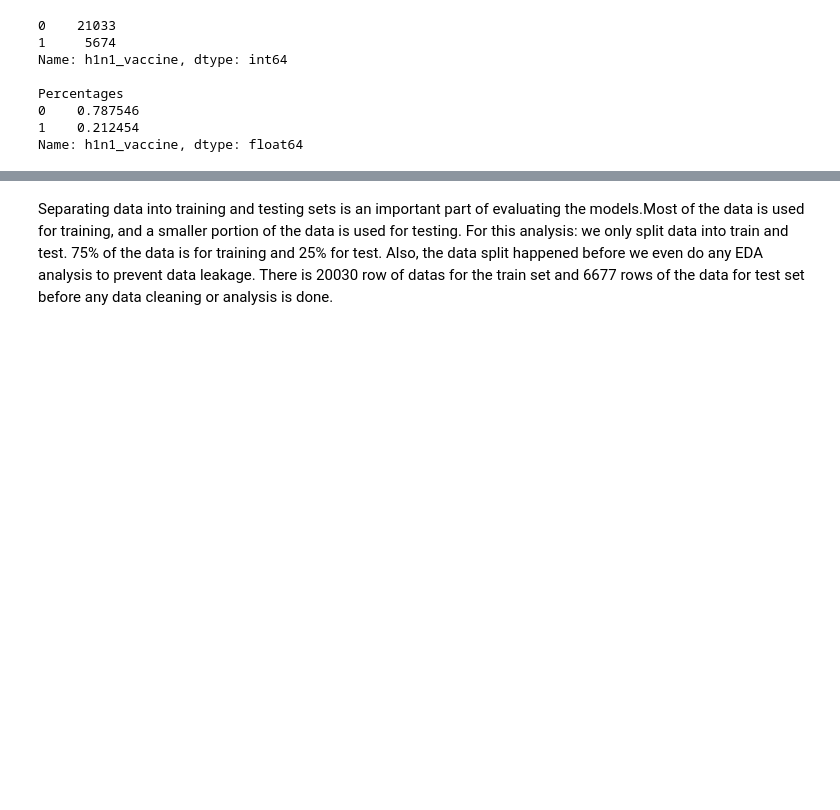
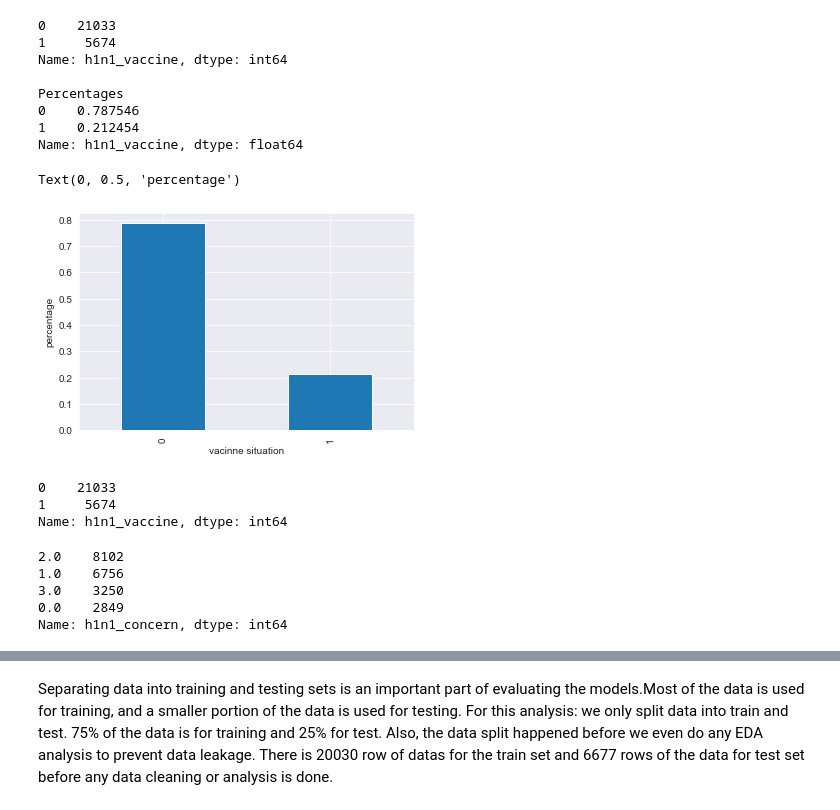
Before and after one commit to seekpinky/dsc-phase-3-project, a Jupyter notebook: Flatiron_phase3_project/h1n1_adaboost_base.ipynb, the cells around one changed output, grey strips where cells are left out. Cells and saved outputs as stored; diff of their text form; code cells hidden in the pictures; blank space fills up the shorter version.

```diff
--- a/Flatiron_phase3_project/h1n1_adaboost_base.ipynb
+++ b/Flatiron_phase3_project/h1n1_adaboost_base.ipynb
@@ -102,6 +102,29 @@ Percentages
 0    0.787546
 1    0.212454
 Name: h1n1_vaccine, dtype: float64
+# %%
+ax = project3_raw_df["h1n1_vaccine"].value_counts(normalize=True).plot(kind='bar')
+ax.set_xlabel("vacinne situation")
+ax.set_ylabel("percentage")
+# %% [output]
+Text(0, 0.5, 'percentage')
+[figure, added]
 # %%
 y = project3_raw_df['h1n1_vaccine']
 X = project3_raw_df.drop(columns=['h1n1_vaccine'], axis=1)
+# %%
+unvac_grp= project3_raw_df['h1n1_vaccine'].value_counts()
+unvac_grp
+# %% [output]
+0    21033
+1     5674
+Name: h1n1_vaccine, dtype: int64
+# %%
+filt = project3_raw_df['h1n1_vaccine'] == 0
+project3_raw_df.loc[filt]['h1n1_concern'].value_counts()
+# %% [output]
+2.0    8102
+1.0    6756
+3.0    3250
+0.0    2849
+Name: h1n1_concern, dtype: int64
```
Also changed, not shown: parts of 70 cells of this notebook, 4 other files.
